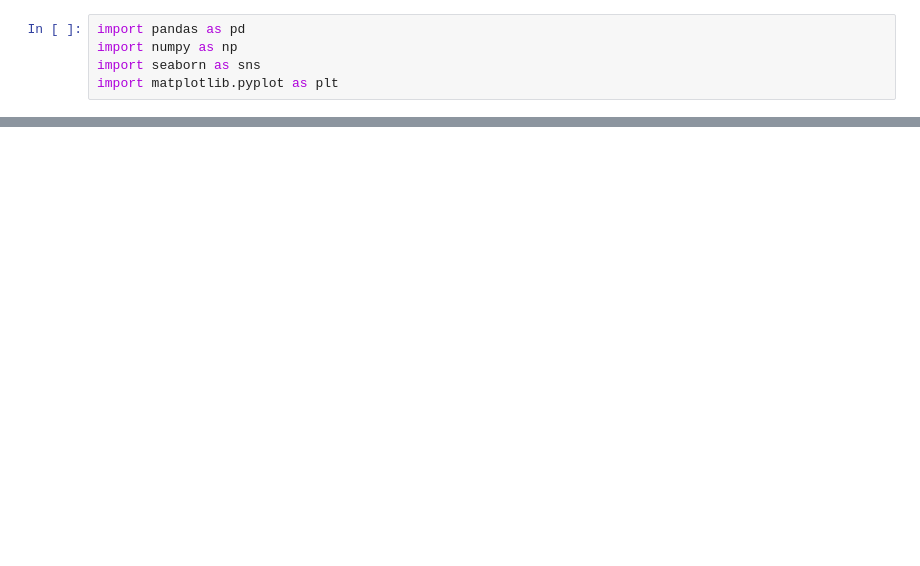
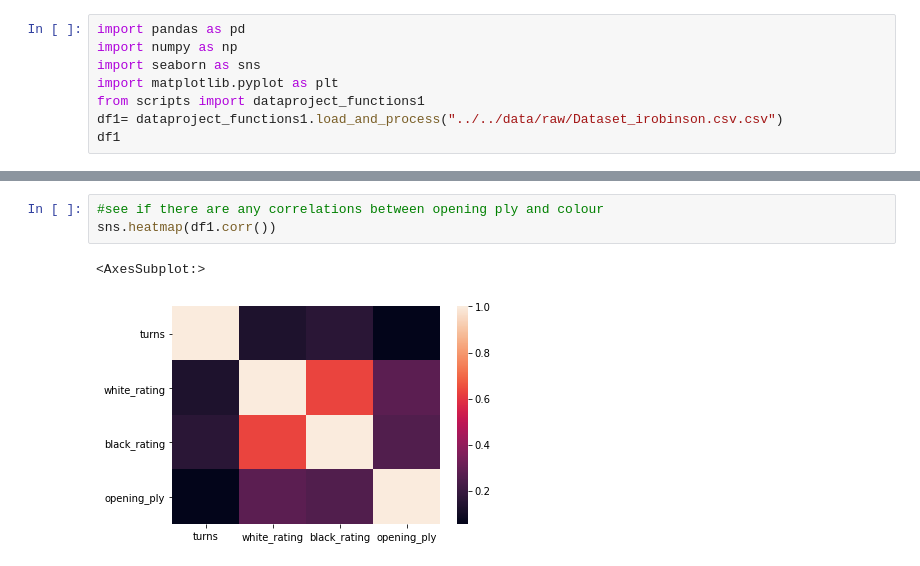
Before and after one commit to data301-2020-winter1/course-project-group_6025, a Jupyter notebook: analysis/Robiian1989/Milestone 2.ipynb, the cells around one changed output, grey strips where cells are left out. Drawn from its saved outputs; the diff is of its cells as text; blank space fills up the shorter version.

```diff
--- a/analysis/Robiian1989/Milestone 2.ipynb
+++ b/analysis/Robiian1989/Milestone 2.ipynb
@@ -3,3 +3,6 @@ import pandas as pd
 import numpy as np
 import seaborn as sns
 import matplotlib.pyplot as plt
+from scripts import dataproject_functions1
+df1= dataproject_functions1.load_and_process("../../data/raw/Dataset_irobinson.csv.csv")
+df1
@@ -24,0 +64,6 @@ def load_and_process(path):
+# %%
+#see if there are any correlations between opening ply and colour
+sns.heatmap(df1.corr())
+# %% [output]
+<AxesSubplot:>
+[figure, added]
```
Also changed, not shown: parts of 14 cells of this notebook, 4 other files.
